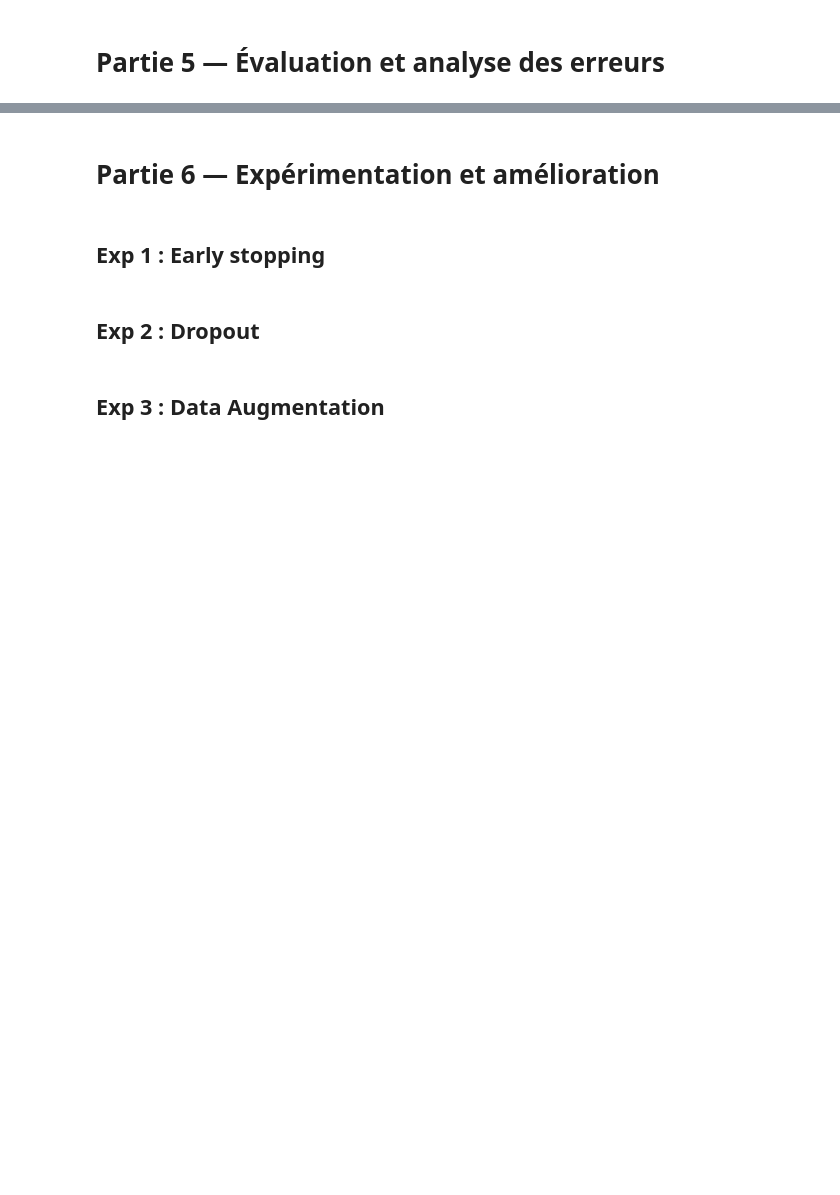
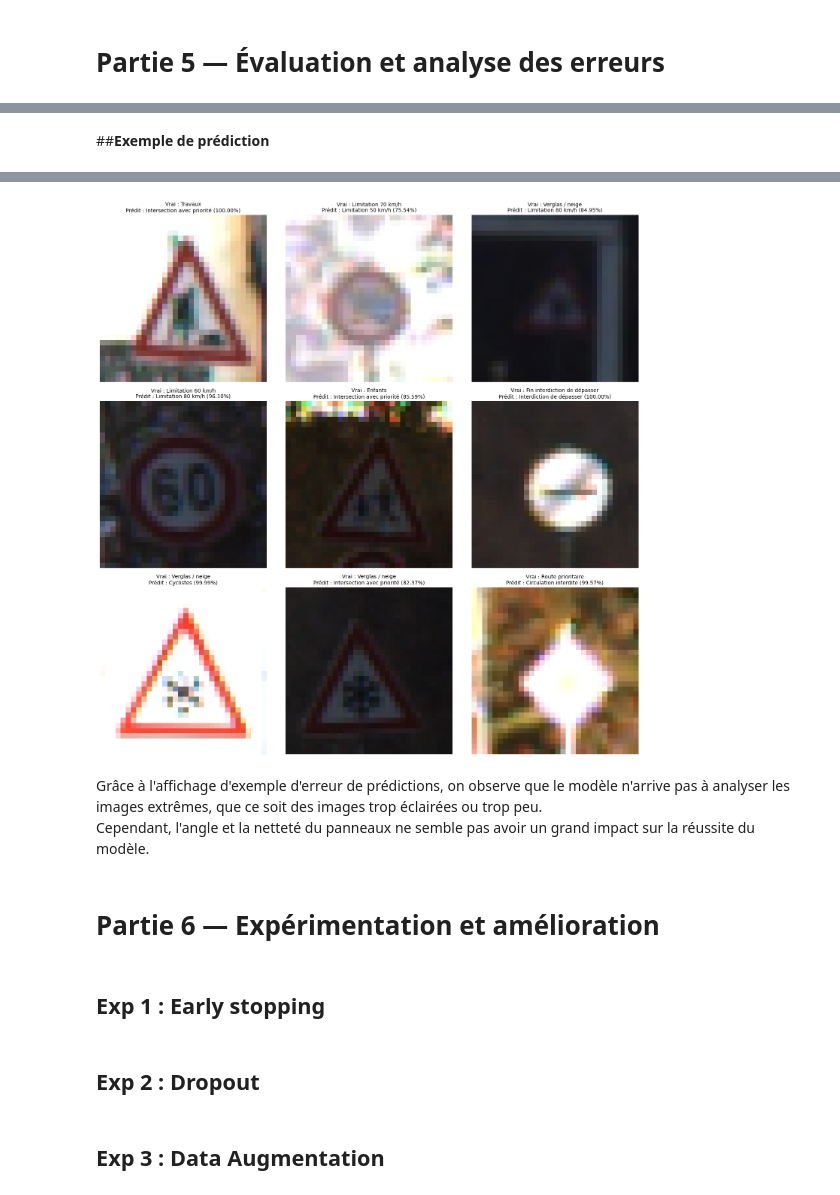
Before and after one commit to Minetriforce/DL_project_traffic_signs, a Jupyter notebook: project_traffic_signs.ipynb, the cells around one changed output, grey strips where cells are left out. Saved outputs shown, nothing was run; the diff lists cells and outputs as text; code cells hidden in the pictures; blank space fills up the shorter version.

```diff
--- a/project_traffic_signs.ipynb
+++ b/project_traffic_signs.ipynb
@@ -379,3 +394,12 @@ Voici un récapitulatif des notions à connaitre et leurs applications à notre
 | **6. Rétropropagation** | Algorithme calculant le gradient de la perte par rapport aux paramètres (poids et biais) en remontant le réseau de la fin vers le début. | Utilise la dérivation en chaîne pour évaluer l'impact de chaque poids sur l'erreur finale.
 | **7. Descente de gradient** | Algorithme d'optimisation qui met à jour les paramètres dans le sens inverse du gradient pour minimiser l'erreur. | L'optimiseur Adam ajuste dynamiquement le taux d'apprentissage pour mettre à jour les poids : $W \leftarrow W - \eta \frac{\partial L}{\partial W}$.
 | **8. Classification multiclasse** | La couche finale fournit un score de confiance normalisé sous forme de distribution probabiliste pour chaque classe. | La sortie contient $43$ neurones activés par Softmax. La classe finale retenue est l'indice ayant la probabilité la plus élevée.
+# %%
+import pickle
+
+# Sauvegarde du modèle de référence
+baseline_model.save("baseline_model.keras")
+
+# Sauvegarde l'historique d'entrainement du modèle de référence
+with open("h_baseline.pkl", "wb") as f:
+    pickle.dump(h_baseline, f)
@@ -632,0 +752,39 @@ print(rapport)
+# %% [markdown]
+##**Exemple de prédiction**
+# %%
+import numpy as np
+import matplotlib.pyplot as plt
+
+# Obtenir les probabilités et les prédictions du modèle CNN
+y_pred_probs = cnn_model.predict(X_test)
+y_pred_classes = np.argmax(y_pred_probs, axis=1)
+y_true_classes = np.argmax(y_test, axis=1)
+
+# Identifier les indices des prédictions incorrectes
+misclassified_indices = np.where(y_pred_classes != y_true_classes)[0]
+
+# Choisir un échantillon aléatoire de prédictions incorrectes à afficher
+np.random.seed(42)
+num_examples = min(9, len(misclassified_indices))
+selected_indices = np.random.choice(misclassified_indices, size=num_examples, replace=False)
+
+# Tracer les exemples
+plt.figure(figsize=(15, 15))
+for i, idx in enumerate(selected_indices):
+    plt.subplot(3, 3, i + 1)
+
+    # Afficher l'image
+    plt.imshow(X_test[idx])
+
+    # Récupérer les informations
+    true_label = CLASSES[y_true_classes[idx]]
+    pred_label = CLASSES[y_pred_classes[idx]]
+    prob = y_pred_probs[idx][y_pred_classes[idx]] * 100
+
+    # Titre avec les détails demandés
+    plt.title(f"Vrai : {true_label}\nPrédit : {pred_label} ({prob:.2f}%)", fontsize=10)
+    plt.axis('off')
+
+plt.tight_layout()
+plt.show()
+# %% [output]
@@ -633,3 +792,7 @@ print(rapport)
+[figure, added]
+# %% [markdown]
+Grâce à l'affichage d'exemple d'erreur de prédictions, on observe que le modèle n'arrive pas à analyser les images extrêmes, que ce soit des images trop éclairées ou trop peu.<br>
+Cependant, l'angle et la netteté du panneaux ne semble pas avoir un grand impact sur la réussite du modèle.
 # %% [markdown]
 # **Partie 6 — Expérimentation et amélioration**
 # %%
```
Also changed, not shown: parts of 20 cells of this notebook.
